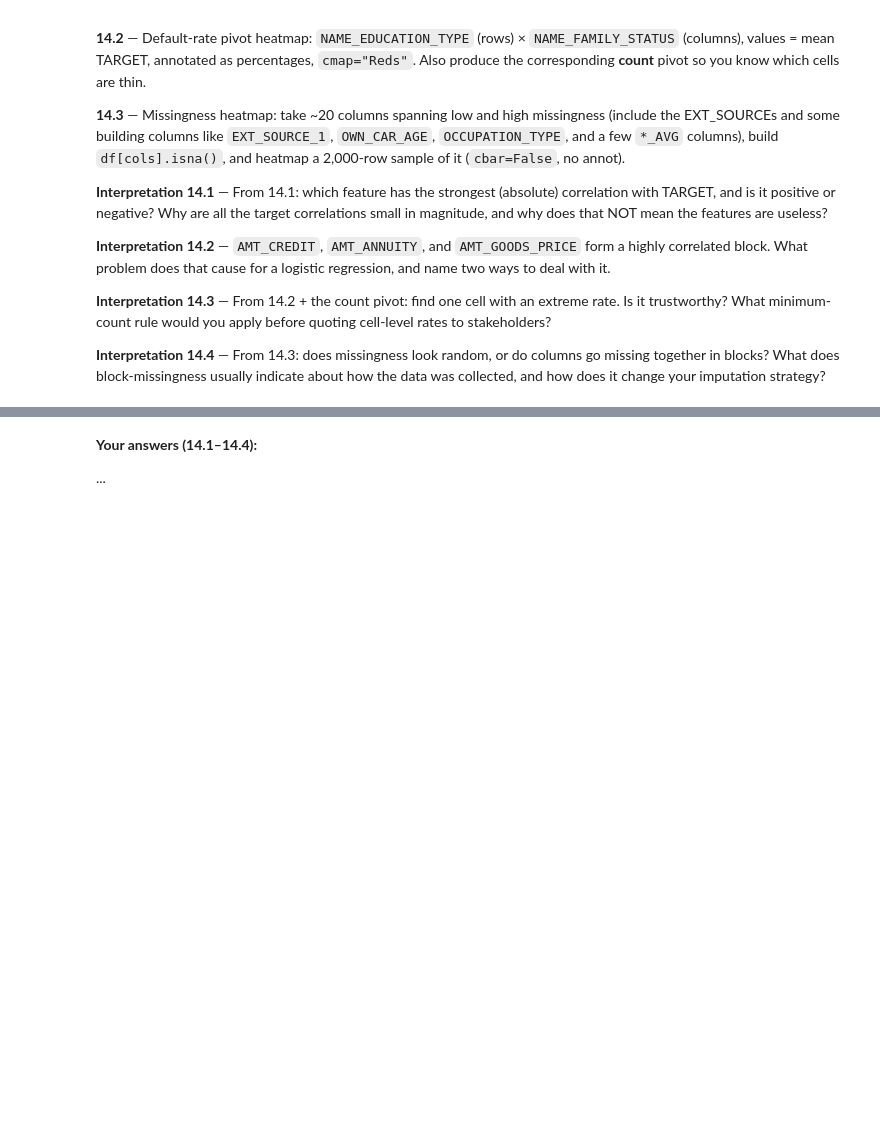
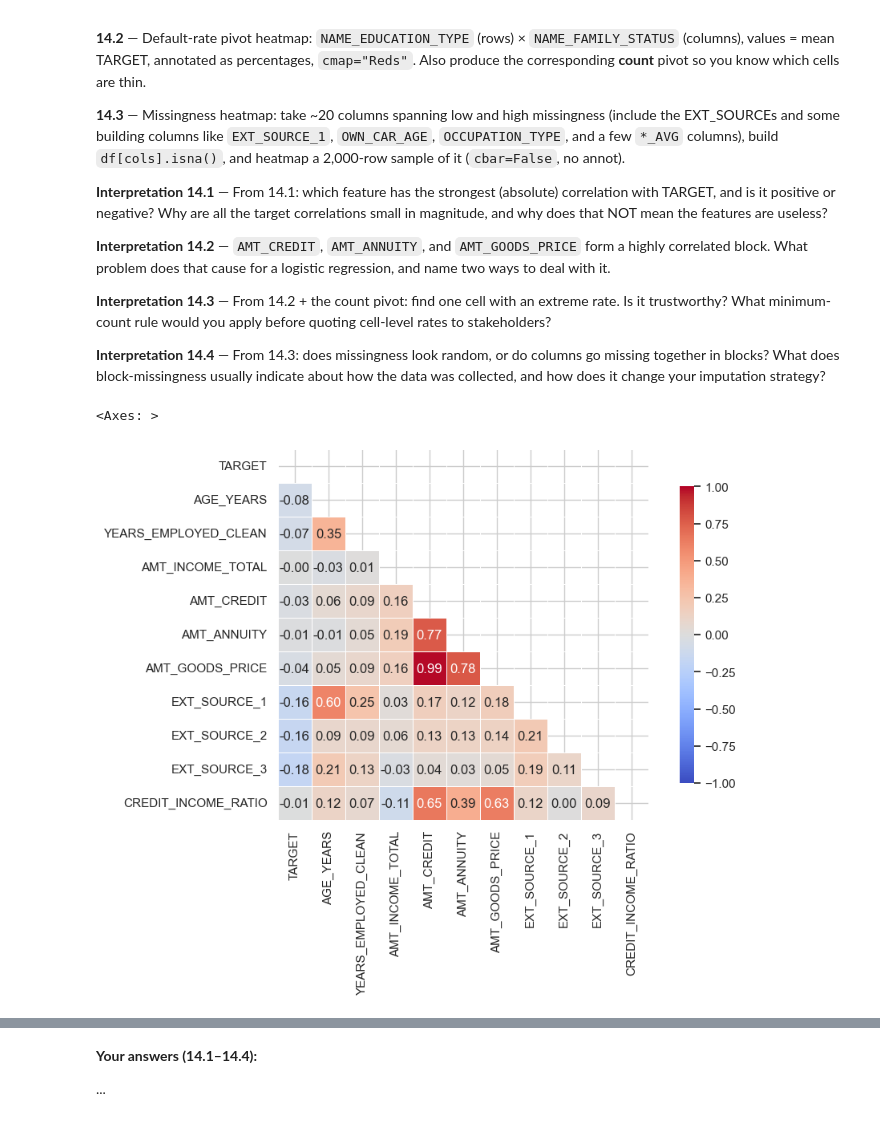
Before and after one commit to smallchuch/CreditRiskLearning, a Jupyter notebook: Learning Journey/1.5 Matplotlib + Seaborn/matplotlib_seaborn_practice_home_credit.ipynb, the cells around one changed output, grey strips where cells are left out. Cells and saved outputs as stored; diff of their text form; code cells hidden in the pictures; blank space fills up the shorter version.

```diff
--- a/Learning Journey/1.5 Matplotlib + Seaborn/matplotlib_seaborn_practice_home_credit.ipynb
+++ b/Learning Journey/1.5 Matplotlib + Seaborn/matplotlib_seaborn_practice_home_credit.ipynb
@@ -1939,5 +1939,20 @@ sns.heatmap(pivot, annot=True, fmt=".1%", cmap="Reds", ax=ax)
 **Interpretation 14.4** — From 14.3: does missingness look random, or do columns go missing together in blocks? What does block-missingness usually indicate about how the data was collected, and how does it change your imputation strategy?
 # %%
 # Ex 14.1 — correlation heatmap with mask
+
+columns = ['TARGET', 'AGE_YEARS', 'YEARS_EMPLOYED_CLEAN', 'AMT_INCOME_TOTAL', 'AMT_CREDIT', 'AMT_ANNUITY', 'AMT_GOODS_PRICE', 'EXT_SOURCE_1', 'EXT_SOURCE_2', 'EXT_SOURCE_3', 'CREDIT_INCOME_RATIO']
+
+corr = df[columns].corr()
+
+mask = np.triu(np.ones_like(corr, dtype=bool))
+
+fig, ax = plt.subplots(figsize=(10,6))
+
+sns.heatmap(corr, mask=mask, annot=True, fmt='.2f', cmap='coolwarm',
+            vmin=-1, vmax=1, square=True, linewidths=0.5,
+            cbar_kws={'shrink': 0.8})
+# %% [output]
+<Axes: >
+[figure, added]
 # %%
 # Ex 14.2 — education x family status default-rate pivot (+ counts)
```
Also changed, not shown: parts of 16 cells of this notebook.
